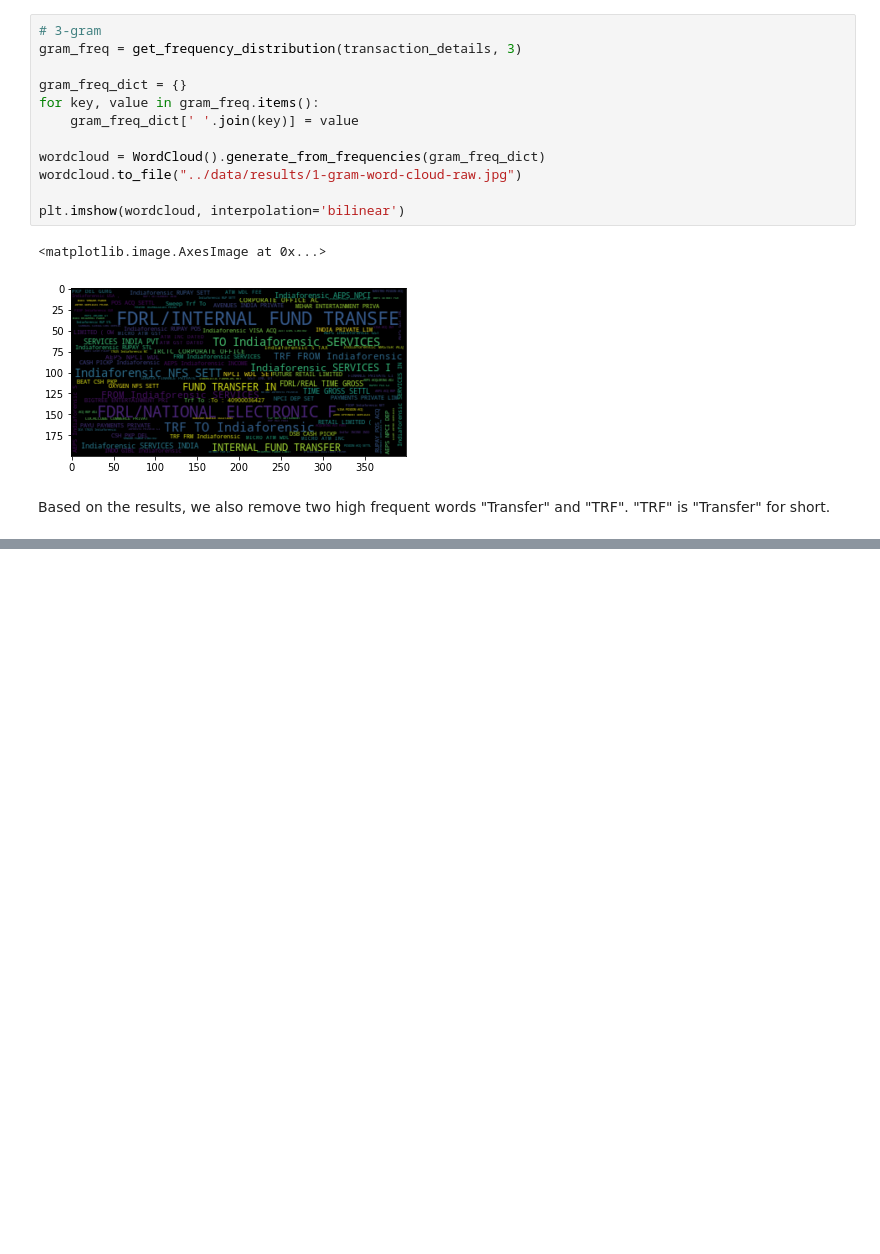
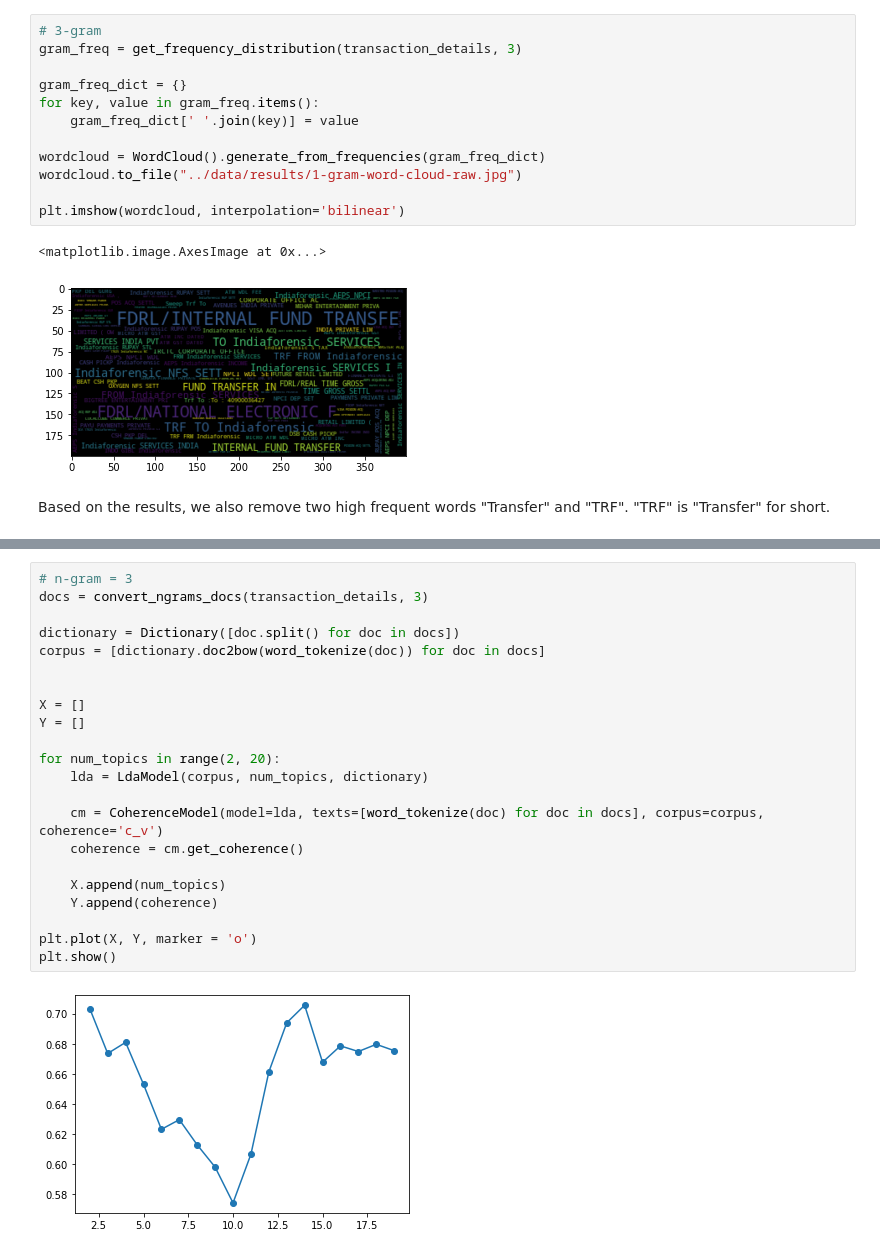
Before and after one commit to myJSheart/bank_transactions_clustering, a Jupyter notebook: notebooks/explore_data.ipynb, the cells around one changed output, grey strips where cells are left out. Cells and saved outputs as stored; diff of their text form; blank space fills up the shorter version.

```diff
--- a/notebooks/explore_data.ipynb
+++ b/notebooks/explore_data.ipynb
@@ -71,0 +151,24 @@ Based on the results, we also remove two high frequent words "Transfer" and "TRF
+# %%
+# n-gram = 3
+docs = convert_ngrams_docs(transaction_details, 3)
+
+dictionary = Dictionary([doc.split() for doc in docs])
+corpus = [dictionary.doc2bow(word_tokenize(doc)) for doc in docs]
+
+
+X = []
+Y = []
+
+for num_topics in range(2, 20):
+    lda = LdaModel(corpus, num_topics, dictionary)
+
+    cm = CoherenceModel(model=lda, texts=[word_tokenize(doc) for doc in docs], corpus=corpus, coherence='c_v')
+    coherence = cm.get_coherence()
+
+    X.append(num_topics)
+    Y.append(coherence)
+
+plt.plot(X, Y, marker = 'o')
+plt.show()
+# %% [output]
+[figure, added]
```
Also changed, not shown: parts of 6 cells of this notebook, 3 other files.
